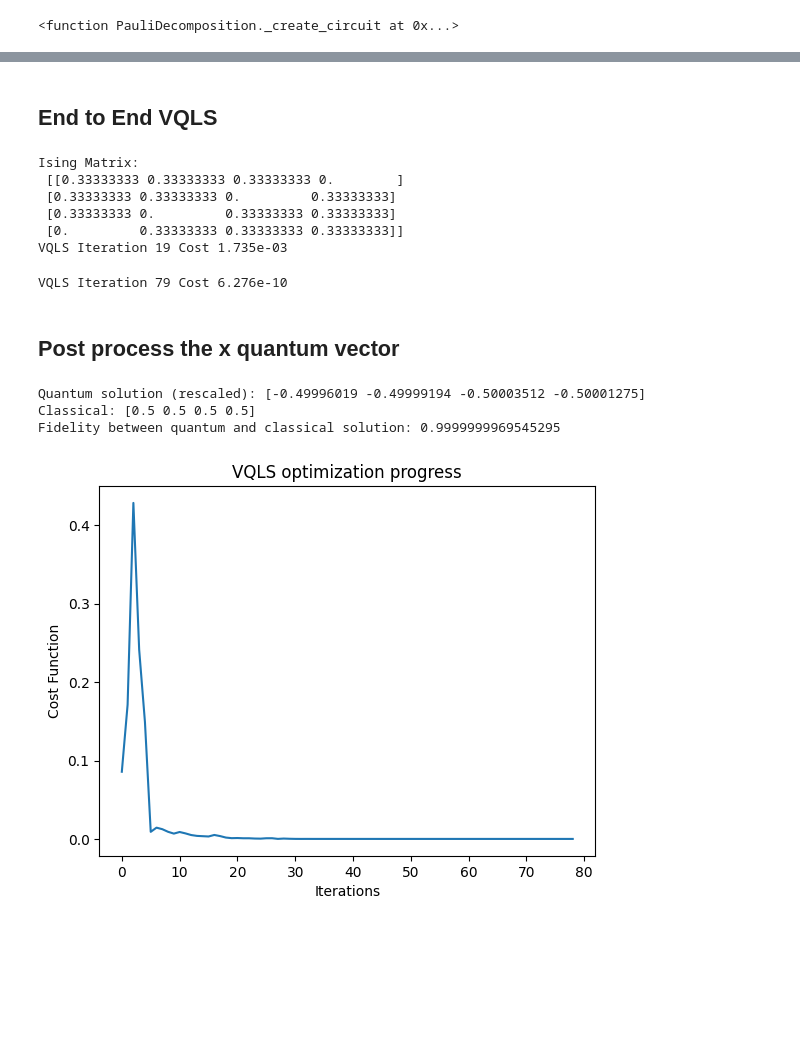
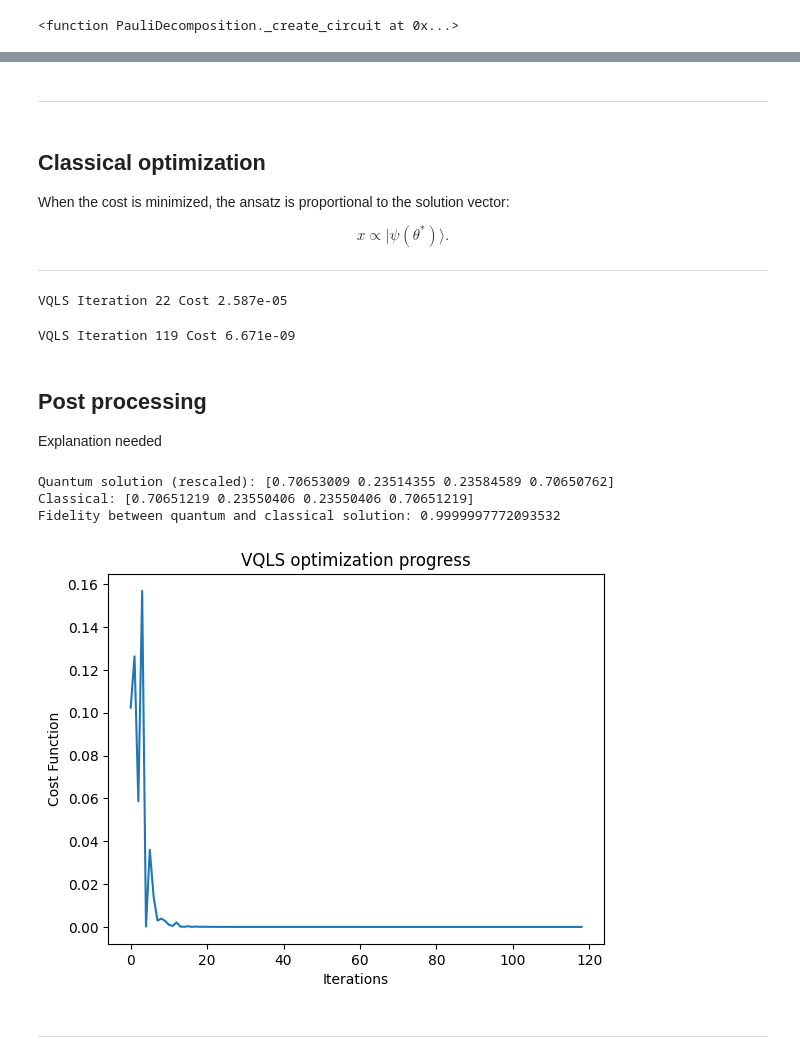
Before and after one commit to virajd98/Tutorial_SCI2025-Hybrid_QLS_for_CFD, a Jupyter notebook: Tut_final.ipynb, the cells around one changed output, grey strips where cells are left out. Cells and saved outputs as stored; diff of their text form; code cells hidden in the pictures; blank space fills up the shorter version.

```diff
--- a/Tut_final.ipynb
+++ b/Tut_final.ipynb
@@ -110,10 +63,10 @@ from vqls_prototype.visualize import *
 # %%
 
 # Problem parameters
-N = 2  # Number of grid points in one dimension
+N = 2 # Number of grid points in one dimension
 
 #Ising matrix construction
-ising_matrix = construct_ising_matrix(N, J=0, eta=1.0)
+ising_matrix = construct_ising_matrix(N, J=0.5, eta=1.0)# matrix is 2^N x 2^N
 
 print("Ising Matrix:")
 print(ising_matrix)
@@ -212,41 +215,27 @@ circuit_drawer(qc_beta, output='mpl', filename='beta_circuit.png')
+# %% [markdown]
+___
 # %% [markdown]
-## End to End VQLS
+## Classical optimization
+
+When the cost is minimized, the ansatz is proportional to the solution vector:
+
+$$
+x \propto |\psi(\theta^*)\rangle.
+$$
+____
 # %%
-# Import the solver class from the repo
-from vqls_prototype.solver.vqls import VQLS
-
-# Problem parameters
-N = 2  # Number of grid points in one dimension
-
-#Systerm size
-system_size = N
-
-#Ising matrix construction
-ising_matrix = construct_ising_matrix(N, J=0, eta=1.0)
-
-A = ising_matrix
-
-# Target vector (uniform superposition)
-b_vector = np.ones(2**system_size) / np.sqrt(2**system_size)
-normalized_b = np.array(b_vector) / np.linalg.norm(b_vector)
-
-# Step 2: Define ansatz (parameterized quantum circuit)
-ansatz = hardware_efficient_ansatz_param(N, layers=2)
-
-
-print("Ising Matrix:\n", ising_matrix)
-# Step 3: Choose backend and primitives
+# Set up quantum primitives
 backend = Aer.get_backend("statevector_simulator")
 estimator = Estimator()
 sampler = Sampler()
 
-# Step 4: Choose classical optimizer
-optimizer = opt.COBYLA(maxiter=100)
+# Choose classical optimizer
+optimizer = opt.COBYLA(maxiter=500)
 
-# Step 5: Create and run the VQLS solver
+# instantiate VQLS solver
 vqls = VQLS(
     estimator=estimator,
-    ansatz=ansatz,
+    ansatz=V,
     optimizer=optimizer,
     sampler=sampler,
     options={
@@ -258,40 +247,39 @@ vqls = VQLS(
 )
 
 # Solve Ax = b
-result = vqls.solve(ising_matrix, normalized_b)
+result = vqls.solve(ising_matrix, b_vector)
 # %% [output]
-Ising Matrix:
- [[0.33333333 0.33333333 0.33333333 0.        ]
- [0.33333333 0.33333333 0.         0.33333333]
- [0.33333333 0.         0.33333333 0.33333333]
- [0.         0.33333333 0.33333333 0.33333333]]
-VQLS Iteration 19 Cost 1.735e-03
+VQLS Iteration 22 Cost 2.587e-05
-VQLS Iteration 79 Cost 6.276e-10
+VQLS Iteration 119 Cost 6.671e-09
 # %% [markdown]
-## Post process the x quantum vector
+## Post processing
+
+Explanation needed
 # %%
 x_quantum = np.real(Statevector(result.state).data)
 
 unnormalization_factor = 1 / np.sqrt(np.real(np.conj(x_quantum).T @ (ising_matrix.T.conj() @ (ising_matrix @ x_quantum))))
 x_unnormalized = unnormalization_factor * x_quantum
 
 # Now compare with the true classical solution
-x_classical = np.linalg.solve(ising_matrix, normalized_b)
+x_classical = np.linalg.solve(ising_matrix, b_vector)
 print("Quantum solution (rescaled):", x_unnormalized)
 print("Classical:", x_classical)
 x_classical /= np.linalg.norm(x_classical)
 print("Fidelity between quantum and classical solution:", np.abs(np.dot(np.conj(x_quantum), x_classical))**2)
 
-# Step 7: Optional plotting (if you logged cost)
+# Optional plotting (if you logged cost)
 
 if hasattr(vqls, "logger"):
     plt.plot(vqls.logger.values)
     plt.xlabel("Iterations")
     plt.ylabel("Cost Function")
     plt.title("VQLS optimization progress")
     plt.show()
 # %% [output]
-Quantum solution (rescaled): [-0.49996019 -0.49999194 -0.50003512 -0.50001275]
-Classical: [0.5 0.5 0.5 0.5]
-Fidelity between quantum and classical solution: 0.9999999969545295
+Quantum solution (rescaled): [0.70653009 0.23514355 0.23584589 0.70650762]
+Classical: [0.70651219 0.23550406 0.23550406 0.70651219]
+Fidelity between quantum and classical solution: 0.9999997772093532
-[figure, old version]
+[figure, new version]
+# %% [markdown]
+___
```
Also changed, not shown: parts of 19 cells of this notebook.
